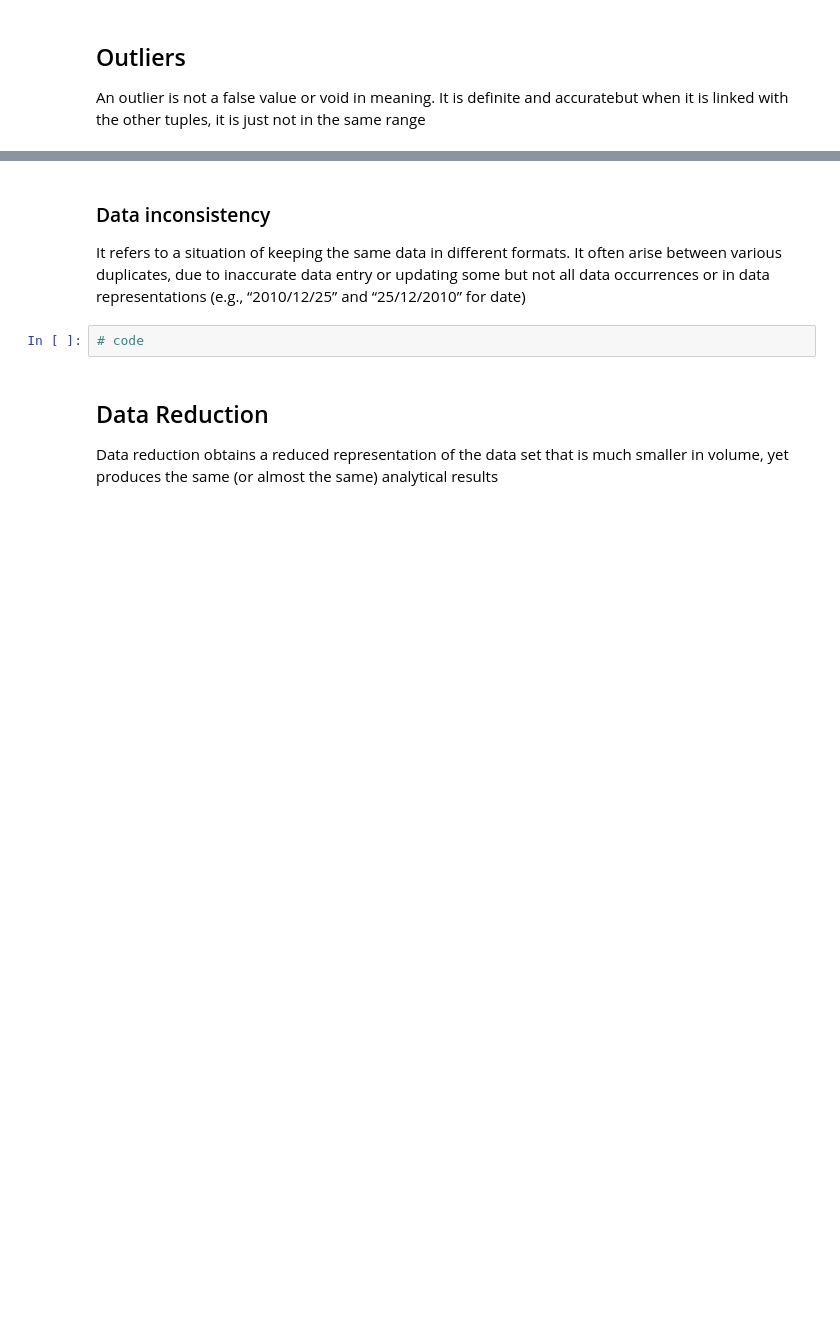
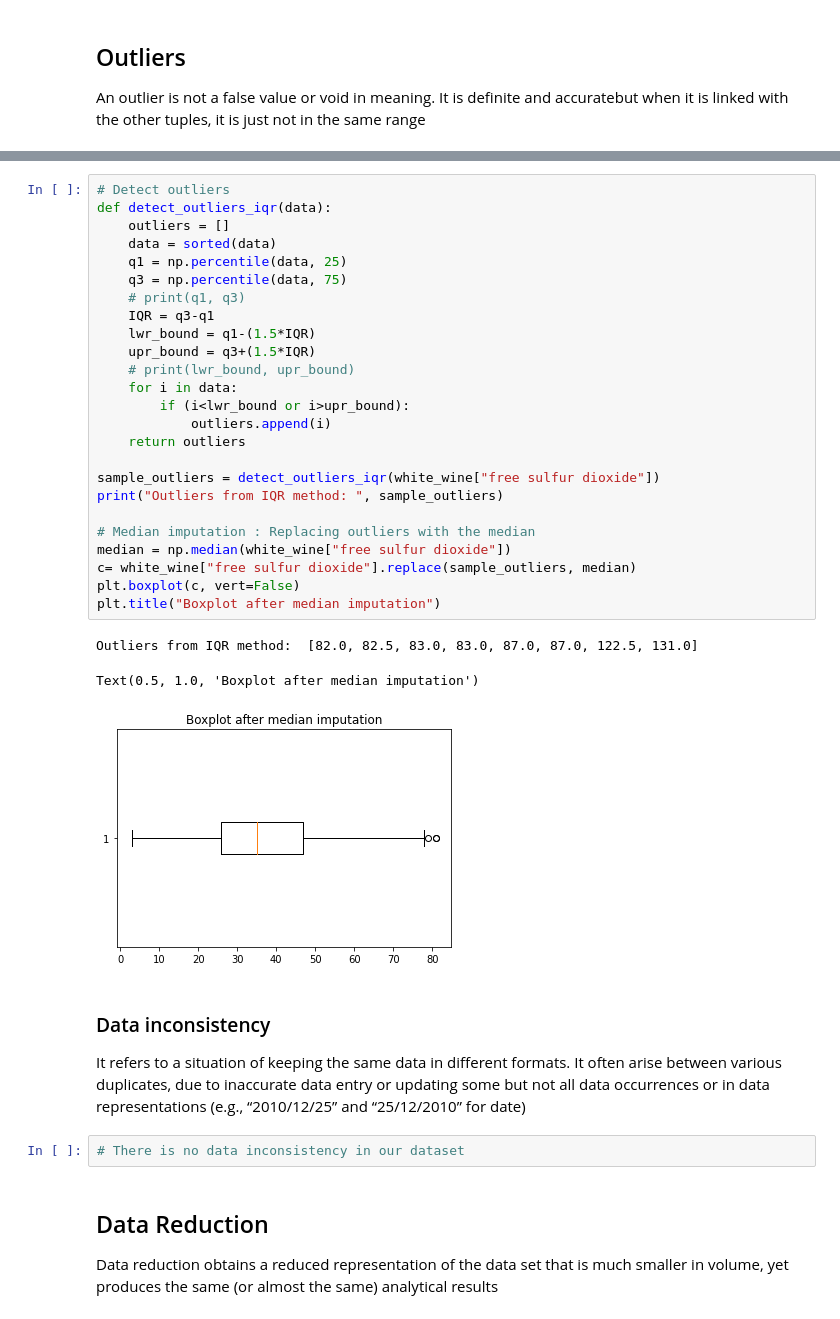
Before and after one commit to Jonas56/data-preprocessing, a Jupyter notebook: atelier-data-preprocessing.ipynb, the cells around one changed output, grey strips where cells are left out. Drawn from its saved outputs; the diff is of its cells as text; blank space fills up the shorter version.

```diff
--- a/atelier-data-preprocessing.ipynb
+++ b/atelier-data-preprocessing.ipynb
@@ -74,9 +104,38 @@ An outlier is not a false value or void in meaning. It is definite and accurateb
+# %%
+# Detect outliers
+def detect_outliers_iqr(data):
+    outliers = []
+    data = sorted(data)
+    q1 = np.percentile(data, 25)
+    q3 = np.percentile(data, 75)
+    # print(q1, q3)
+    IQR = q3-q1
+    lwr_bound = q1-(1.5*IQR)
+    upr_bound = q3+(1.5*IQR)
+    # print(lwr_bound, upr_bound)
+    for i in data:
+        if (i<lwr_bound or i>upr_bound):
+            outliers.append(i)
+    return outliers
+
+sample_outliers = detect_outliers_iqr(white_wine["free sulfur dioxide"])
+print("Outliers from IQR method: ", sample_outliers)
+
+# Median imputation : Replacing outliers with the median
+median = np.median(white_wine["free sulfur dioxide"])
+c= white_wine["free sulfur dioxide"].replace(sample_outliers, median)
+plt.boxplot(c, vert=False)
+plt.title("Boxplot after median imputation")
+# %% [output]
+Outliers from IQR method:  [82.0, 82.5, 83.0, 83.0, 87.0, 87.0, 122.5, 131.0]
+Text(0.5, 1.0, 'Boxplot after median imputation')
+[figure, added]
 # %% [markdown]
 ### Data inconsistency
 
 It refers to a situation of keeping the same data in different formats. It often arise between various duplicates, due to inaccurate data entry or updating some but not all data occurrences or in data representations (e.g., “2010/12/25” and “25/12/2010” for date)
 # %%
-# code
+# There is no data inconsistency in our dataset
 # %% [markdown]
 ## Data Reduction
 
```
Also changed, not shown: parts of 5 cells of this notebook.
